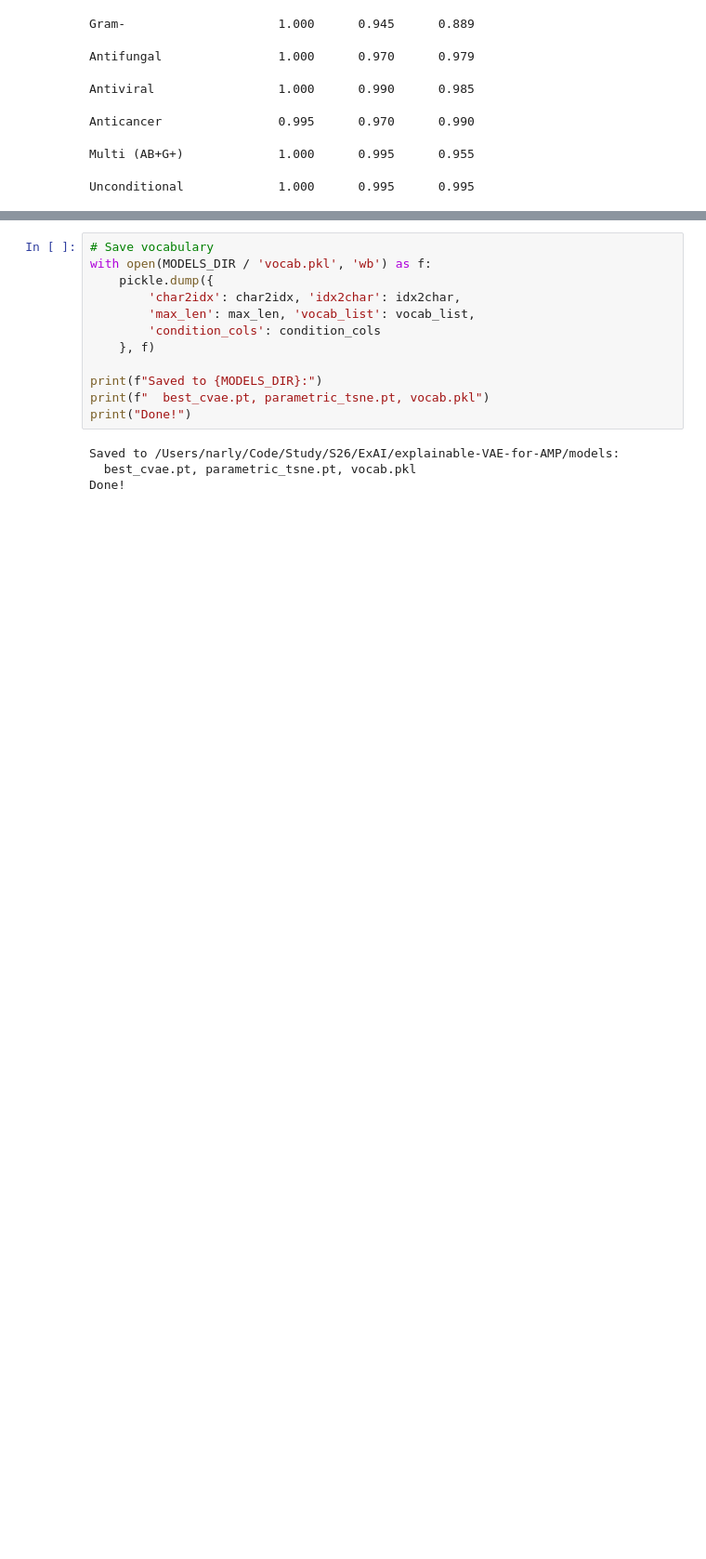
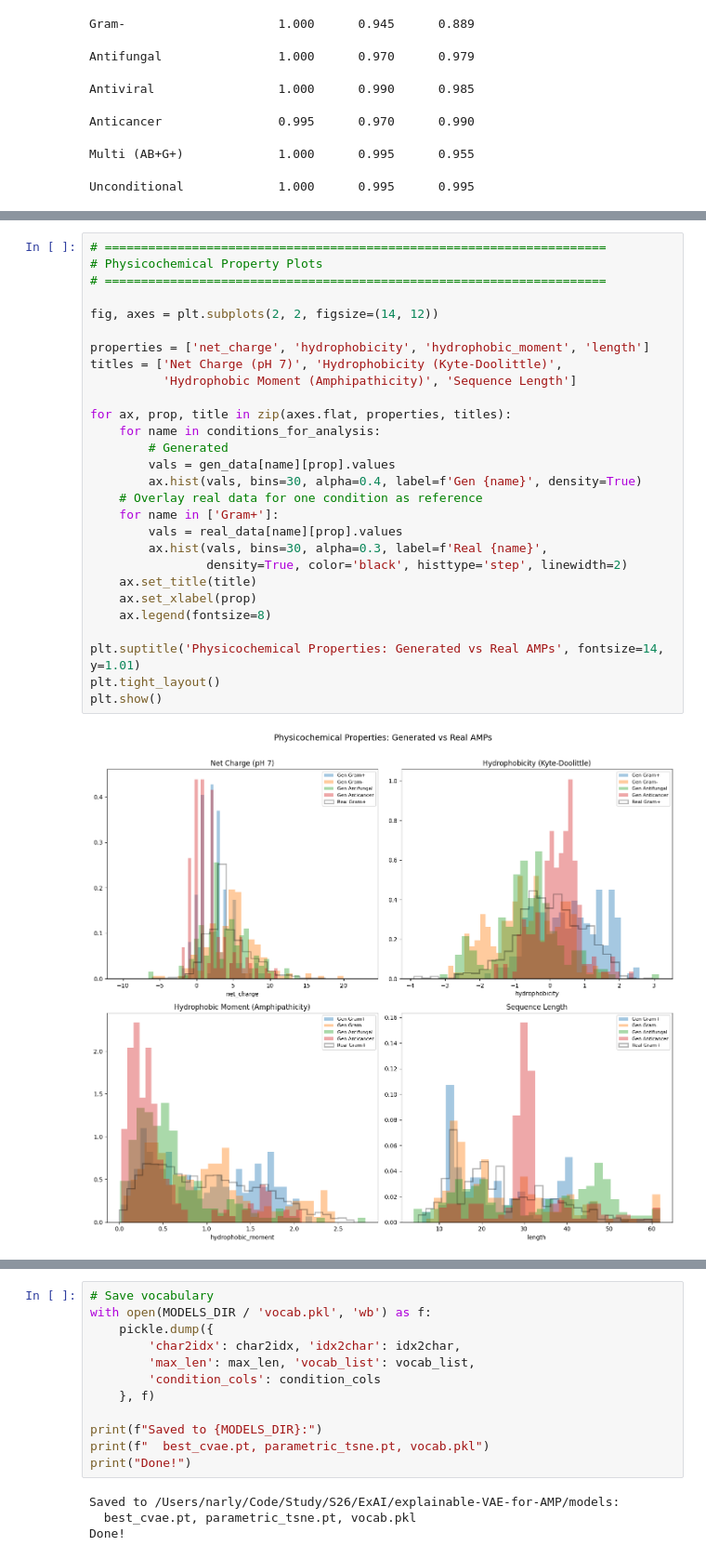
Before and after one commit to oneozerova/explainable-VAE-for-AMP, a Jupyter notebook: notebooks/cvae.ipynb, the cells around one changed output, grey strips where cells are left out. Shown at 93% size. Cells and saved outputs as stored; diff of their text form; blank space fills up the shorter version.

```diff
--- a/notebooks/cvae.ipynb
+++ b/notebooks/cvae.ipynb
@@ -687,0 +1037,30 @@ Unconditional             1.000      0.995      0.995
+# %%
+# =====================================================================
+# Physicochemical Property Plots
+# =====================================================================
+
+fig, axes = plt.subplots(2, 2, figsize=(14, 12))
+
+properties = ['net_charge', 'hydrophobicity', 'hydrophobic_moment', 'length']
+titles = ['Net Charge (pH 7)', 'Hydrophobicity (Kyte-Doolittle)',
+          'Hydrophobic Moment (Amphipathicity)', 'Sequence Length']
+
+for ax, prop, title in zip(axes.flat, properties, titles):
+    for name in conditions_for_analysis:
+        # Generated
+        vals = gen_data[name][prop].values
+        ax.hist(vals, bins=30, alpha=0.4, label=f'Gen {name}', density=True)
+    # Overlay real data for one condition as reference
+    for name in ['Gram+']:
+        vals = real_data[name][prop].values
+        ax.hist(vals, bins=30, alpha=0.3, label=f'Real {name}',
+                density=True, color='black', histtype='step', linewidth=2)
+    ax.set_title(title)
+    ax.set_xlabel(prop)
+    ax.legend(fontsize=8)
+
+plt.suptitle('Physicochemical Properties: Generated vs Real AMPs', fontsize=14, y=1.01)
+plt.tight_layout()
+plt.show()
+# %% [output]
+[figure, added]
```
Also changed, not shown: parts of 22 cells of this notebook, 11 other files.
